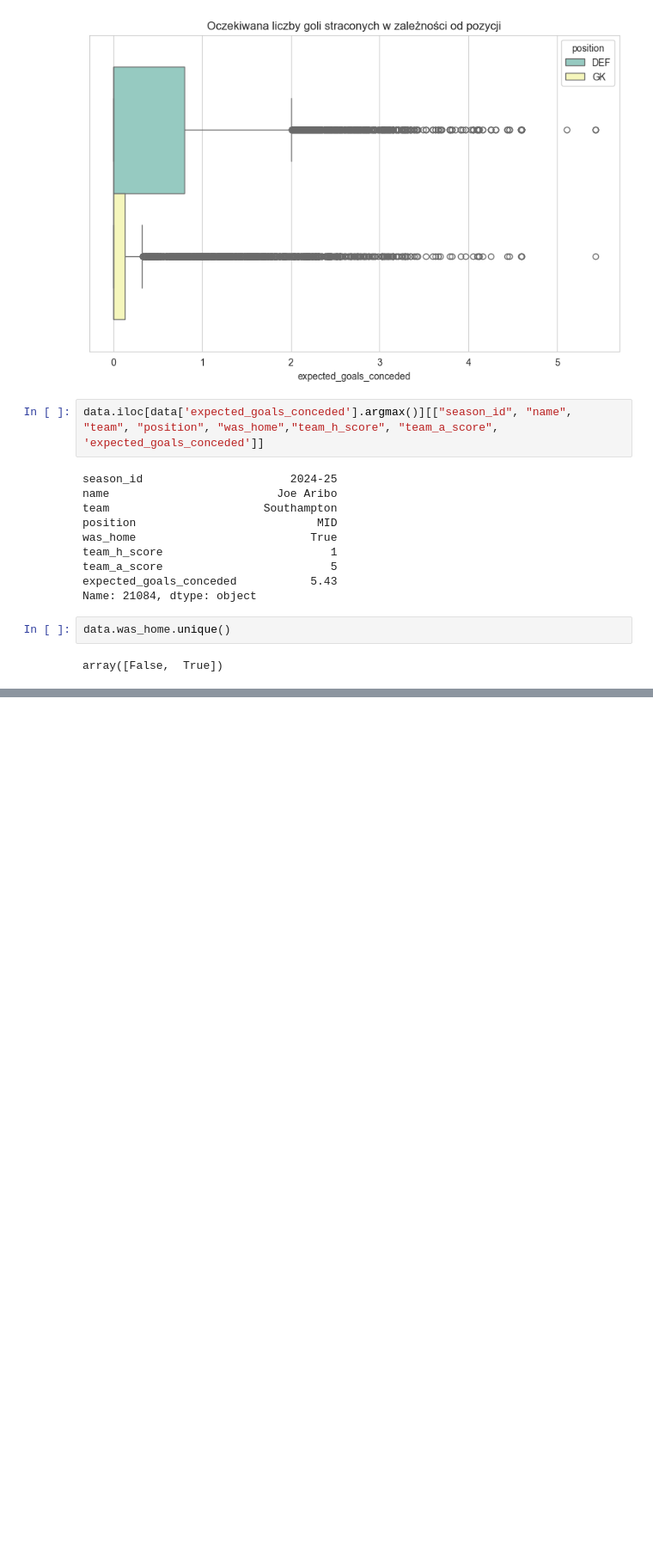
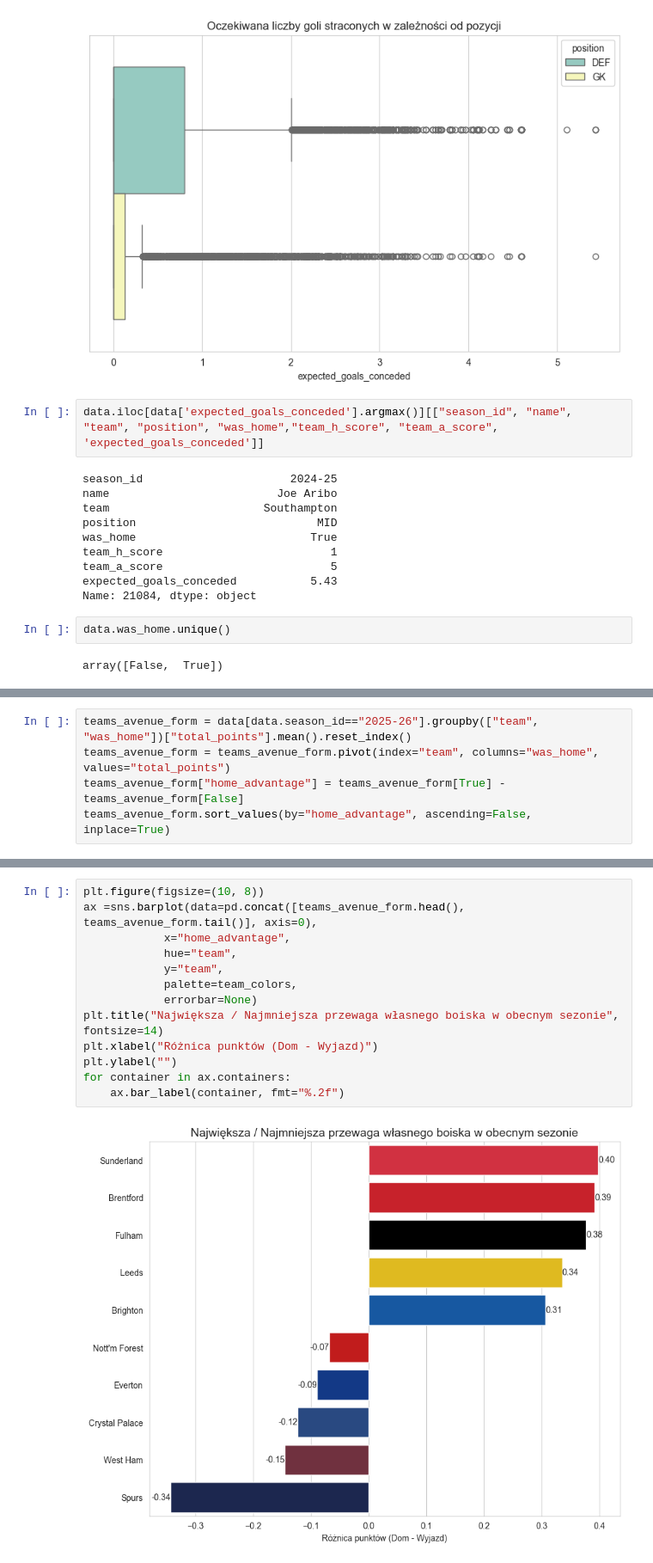
Before and after one commit to ruus77/FPL-Points-Predictions, a Jupyter notebook: Notebooks/EDA.ipynb, the cells around one changed output, grey strips where cells are left out. Shown at 86% size. Cells and saved outputs as stored; diff of their text form; blank space fills up the shorter version.

```diff
--- a/Notebooks/EDA.ipynb
+++ b/Notebooks/EDA.ipynb
@@ -187,0 +162,5 @@ plt.title("Przewaga boiska, a średnia liczba punktów");
+# %%
+teams_avenue_form = data[data.season_id=="2025-26"].groupby(["team", "was_home"])["total_points"].mean().reset_index()
+teams_avenue_form = teams_avenue_form.pivot(index="team", columns="was_home", values="total_points")
+teams_avenue_form["home_advantage"] = teams_avenue_form[True] - teams_avenue_form[False]
+teams_avenue_form.sort_values(by="home_advantage", ascending=False, inplace=True)
@@ -187,0 +187,15 @@ plt.title("Przewaga boiska, a średnia liczba punktów");
+# %%
+plt.figure(figsize=(10, 8))
+ax =sns.barplot(data=pd.concat([teams_avenue_form.head(), teams_avenue_form.tail()], axis=0),
+            x="home_advantage",
+            hue="team",
+            y="team",
+            palette=team_colors,
+            errorbar=None)
+plt.title("Największa / Najmniejsza przewaga własnego boiska w obecnym sezonie", fontsize=14)
+plt.xlabel("Różnica punktów (Dom - Wyjazd)")
+plt.ylabel("")
+for container in ax.containers:
+    ax.bar_label(container, fmt="%.2f")
+# %% [output]
+[figure, added]
```
Also changed, not shown: parts of 13 cells of this notebook, 1 other file.
